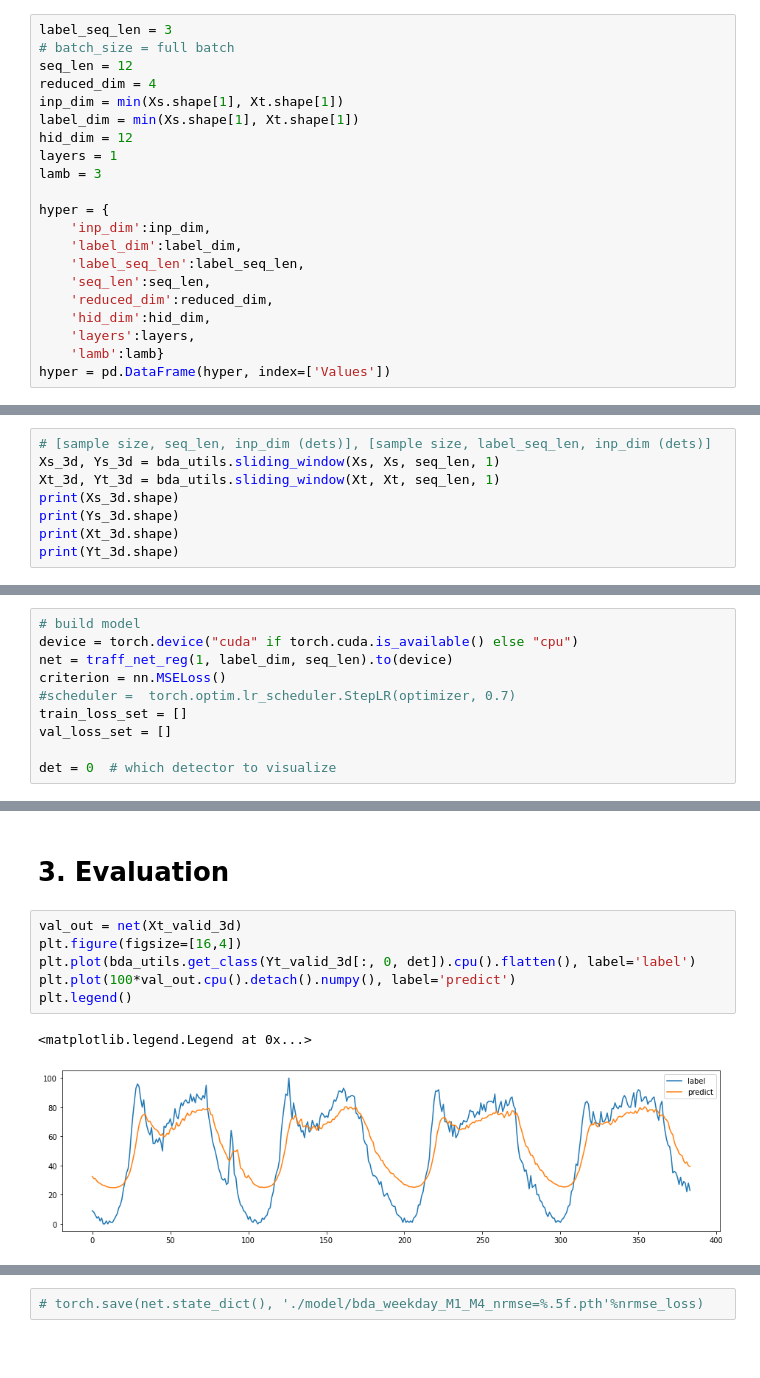
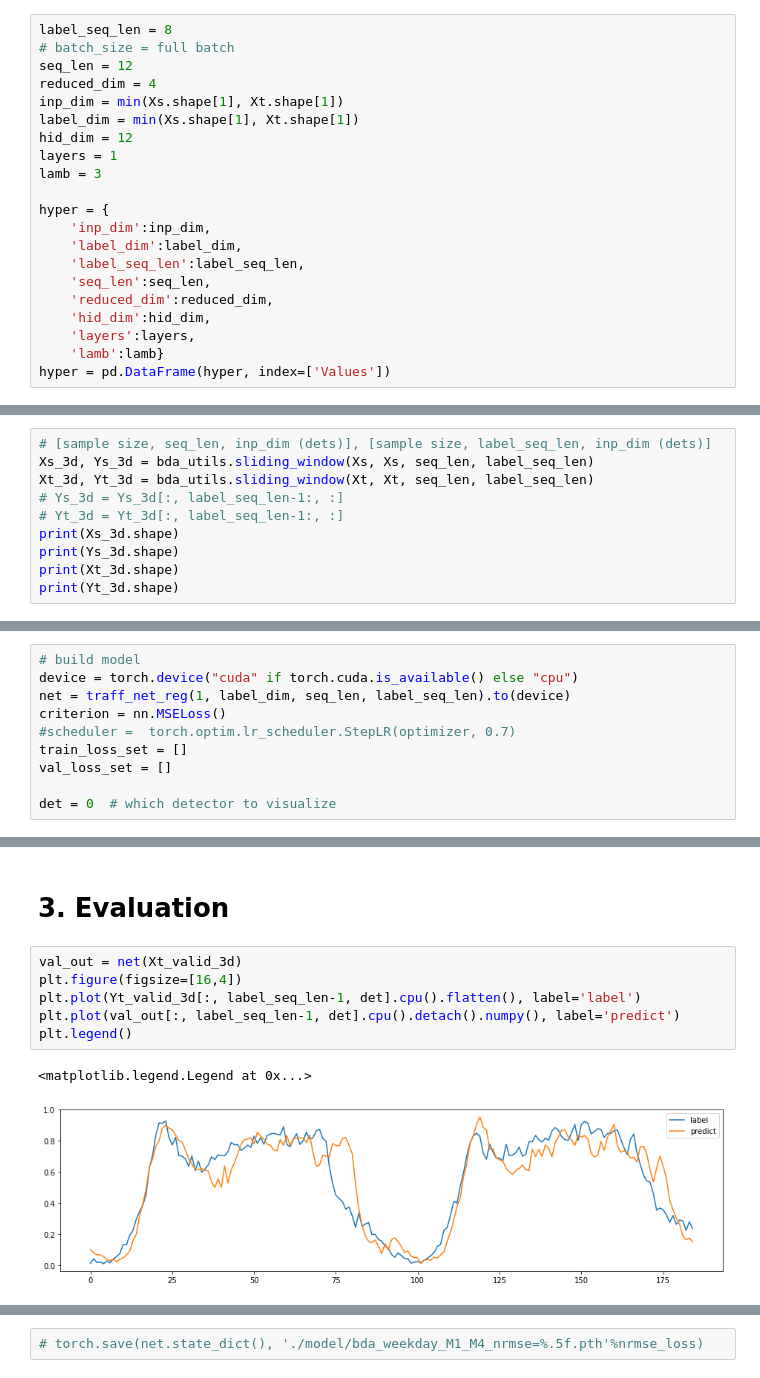
Before and after one commit to khzhang2/BDA_traffic, a Jupyter notebook: base_regression.ipynb, the cells around one changed output, grey strips where cells are left out. Cells and saved outputs as stored; diff of their text form; blank space fills up the shorter version.

```diff
--- a/base_regression.ipynb
+++ b/base_regression.ipynb
@@ -36,7 +37,7 @@ for i in range(Xs.shape[1]):
 # %% [markdown]
 ## 1.d. Hyperparameters
 # %%
-label_seq_len = 3
+label_seq_len = 8
 # batch_size = full batch
 seq_len = 12
 reduced_dim = 4
@@ -65,8 +66,10 @@ hyper
 ## 1.e. Apply BDA and get $Xs_{new}$, $Xt_{new}$
 # %%
 # [sample size, seq_len, inp_dim (dets)], [sample size, label_seq_len, inp_dim (dets)]
-Xs_3d, Ys_3d = bda_utils.sliding_window(Xs, Xs, seq_len, 1)
-Xt_3d, Yt_3d = bda_utils.sliding_window(Xt, Xt, seq_len, 1)
+Xs_3d, Ys_3d = bda_utils.sliding_window(Xs, Xs, seq_len, label_seq_len)
+Xt_3d, Yt_3d = bda_utils.sliding_window(Xt, Xt, seq_len, label_seq_len)
+# Ys_3d = Ys_3d[:, label_seq_len-1:, :]
+# Yt_3d = Yt_3d[:, label_seq_len-1:, :]
 print(Xs_3d.shape)
 print(Ys_3d.shape)
 print(Xt_3d.shape)
@@ -186,7 +189,7 @@ torch.Size([384, 1, 1])
 # %%
 # build model
 device = torch.device("cuda" if torch.cuda.is_available() else "cpu")
-net = traff_net_reg(1, label_dim, seq_len).to(device)
+net = traff_net_reg(1, label_dim, seq_len, label_seq_len).to(device)
 criterion = nn.MSELoss()
 #scheduler =  torch.optim.lr_scheduler.StepLR(optimizer, 0.7)
 train_loss_set = []
@@ -253,11 +260,11 @@ ax2.plot(val_loss_set)
 # %%
 val_out = net(Xt_valid_3d)
 plt.figure(figsize=[16,4])
-plt.plot(bda_utils.get_class(Yt_valid_3d[:, 0, det]).cpu().flatten(), label='label')
-plt.plot(100*val_out.cpu().detach().numpy(), label='predict')
+plt.plot(Yt_valid_3d[:, label_seq_len-1, det].cpu().flatten(), label='label')
+plt.plot(val_out[:, label_seq_len-1, det].cpu().detach().numpy(), label='predict')
 plt.legend()
 # %% [output]
 <matplotlib.legend.Legend at 0x...>
-[figure, old version]
+[figure, new version]
 # %%
 # sklearn.metrics.accuracy_score(torch.argmax(val_out, dim=1).cpu(), bda_utils.get_class(Yt_valid_3d[:, 0, det]).cpu().flatten())
```
Also changed, not shown: parts of 11 cells of this notebook, 1 other file.
